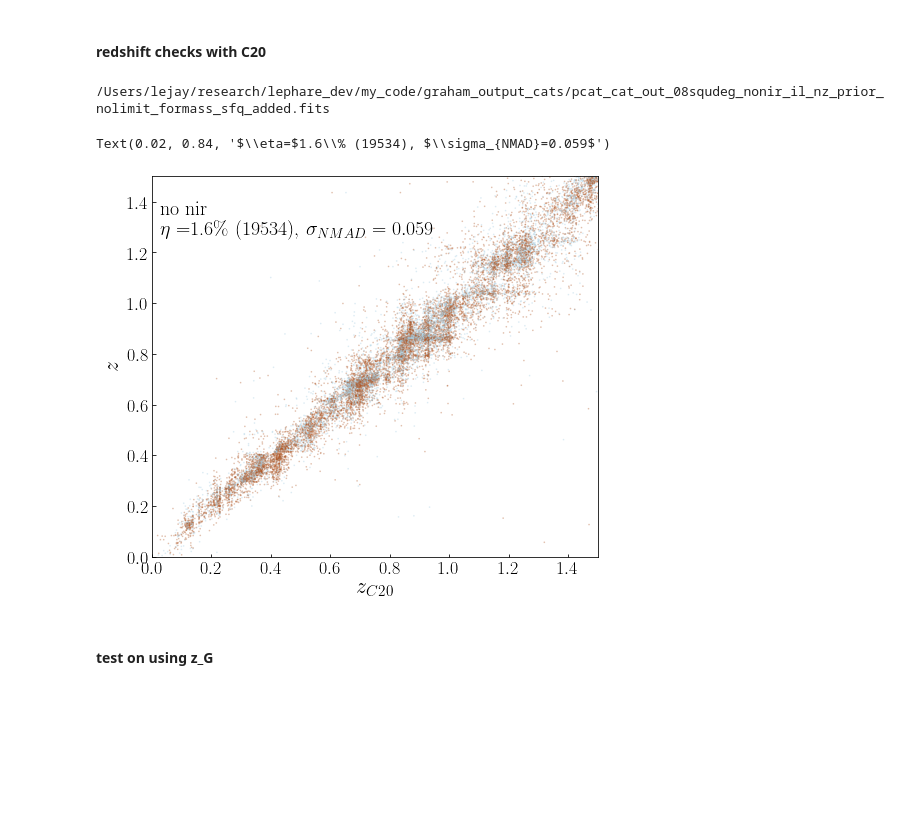
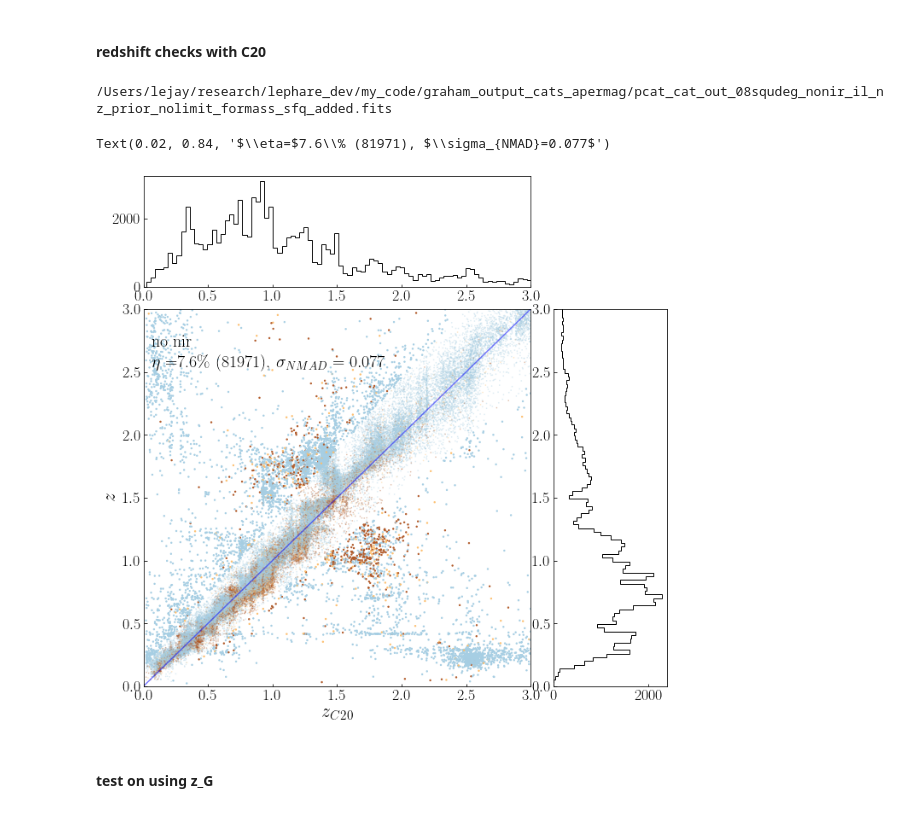
Before and after one commit to LejayChen/massive_gals, a Jupyter notebook: lephare_pcat_checks.ipynb, the cells around one changed output. Cells and saved outputs as stored; diff of their text form; code cells hidden in the pictures; blank space fills up the shorter version.

```diff
--- a/lephare_pcat_checks.ipynb
+++ b/lephare_pcat_checks.ipynb
@@ -20,7 +23,7 @@ np.set_printoptions(precision=3)
 # %%
 dev_path = '/Users/lejay/research/lephare_dev/my_code/'
 output_dir = dev_path+'output_cats/'
-graham_output_dir = dev_path + 'graham_output_cats/'
+graham_output_dir = dev_path + 'graham_output_cats_apermag/'
 # %%
 def add_photo_flag(cat_name, c20_zname='lp_zPDF', c20_massname='lp_mass_med'):
     cat_matched = Table.read(cat_name)
@@ -127,0 +143,3 @@ print(cat_output_nonir_name)
+# %%
+cat_output_nonir_name = graham_output_dir+'pcat_COSMOS_deep_cat_out_nomaglimit_nonir_il_nz_prior_formass_sfq_added.fits'
+print(cat_output_nonir_name)
@@ -236,43 +256,60 @@ cat_matched.write(combined_cat_name, overwrite=True)
 # %%
 # redshift comparison
 
 sfq = 'all'
-z_keyname = 'Z_COMBINE'
+z_keyname = 'ZPHOT_G_6B'
 
 cat_name = cat_output_nonir_name
 print(cat_name)
 cat_output_c20added = Table.read(cat_name.replace('_sfq_added.fits','_c20added.fits'))
-cat_output_c20added = cat_output_c20added[cat_output_c20added['lp_zPDF']>0]
+cat_output_c20added = cat_output_c20added[cat_output_c20added['lp_zPDF_farmer']>0]
+cat_output_c20added = cat_output_c20added[cat_output_c20added['i']<25]
 
 flag_photoz = cat_output_c20added['flag_photoz']==1  # internally consistent photoz within C20 catalog
 flag_optical = cat_output_c20added['flag_optical']
 flag_irac = cat_output_c20added['flag_irac']
 flag_nir = cat_output_c20added['flag_nir']
 
 # only show galaxies with good photo
-cond_filters = (flag_optical>2) & (flag_irac>=1)
+cond_filters = (flag_optical>4)
 
 # COSMOS consistent photoz objects only
 cond = flag_photoz & cond_filters
 
-fig, axs = plt.subplots(1, 1, figsize = (8, 7))
-plt.scatter(cat_output_c20added[cond]['lp_zPDF'], cat_output_c20added[cond][z_keyname],s=0.5,c=flag_irac[cond],alpha=0.3,cmap='Paired')
-plt.xlim([0,1.5])
-plt.ylim([0,1.5])
-plt.xlabel('$z_{C20}$',fontsize=22)
-plt.ylabel('$z$',fontsize=22)
+fig = plt.figure(figsize=(11,11))
+gs = gridspec.GridSpec(4, 4)
+ax_main = plt.subplot(gs[1:4, :3])
+ax_xDist = plt.subplot(gs[0, :3],sharex=ax_main)
+ax_yDist = plt.subplot(gs[1:4, 3],sharey=ax_main)
 
-# print out outlier fraction
+ax_main.scatter(cat_output_c20added[cond]['lp_zPDF_farmer'], cat_output_c20added[cond][z_keyname],s=0.5,c=flag_irac[cond],alpha=0.3,cmap='Paired')
+ax_main.set_xlim([0,3])
+ax_main.set_ylim([0,3])
+ax_main.set_xlabel('$z_{C20}$',fontsize=22)
+ax_main.set_ylabel('$z$',fontsize=22)
+
+# 1to1 line
+ax_main.plot([0,3],[0,3],color='b',alpha=0.5)
+
+bin_number = 200
+ax_xDist.hist(cat_output_c20added[cond]['lp_zPDF_farmer'],histtype='step',color='k',bins=bin_number,align='mid')
+ax_yDist.hist(cat_output_c20added[cond][z_keyname],histtype='step',color='k',bins=bin_number,orientation='horizontal',align='mid')
+
+# print out outlier fraction & plot outliers with larger points
 outlier_factor = 0.15
-num_outliers_15 = len(cat_output_c20added[cond][abs(cat_output_c20added[cond]['lp_zPDF']-cat_output_c20added[cond][z_keyname])>outlier_factor*(1+cat_output_c20added[cond]['lp_zPDF'])])
-deltaz = np.array(cat_output_c20added[cond][z_keyname]-cat_output_c20added[cond]['lp_zPDF'])
+cat_outliers = cat_output_c20added[cond][abs(cat_output_c20added[cond]['lp_zPDF_farmer']-cat_output_c20added[cond][z_keyname])>outlier_factor*(1+cat_output_c20added[cond]['lp_zPDF_farmer'])]
+flag_outliers = flag_irac[cond][abs(cat_output_c20added[cond]['lp_zPDF_farmer']-cat_output_c20added[cond][z_keyname])>outlier_factor*(1+cat_output_c20added[cond]['lp_zPDF_farmer'])]
+ax_main.scatter(cat_outliers['lp_zPDF_farmer'], cat_outliers[z_keyname],s=2,c=flag_outliers,alpha=0.9,cmap='Paired')
+
+num_outliers_15 = len(cat_outliers)
+deltaz = np.array(cat_output_c20added[cond][z_keyname]-cat_output_c20added[cond]['lp_zPDF_farmer'])
 sigma = 1.4826*np.median(abs(deltaz - np.median(deltaz)))
-plt.annotate('no nir',xy=([0.02,0.9]),xycoords='axes fraction',fontsize=20,color='k')
-plt.annotate('$\eta=$'+str(round(num_outliers_15/len(cat_output_c20added[cond])*100,1))+'\% '+'('+str(len(flag_irac[cond]))+'), $\sigma_{NMAD}='+str(round(sigma,3))+'$',xy=([0.02,0.84]),xycoords='axes fraction',fontsize=20,color='k')
+ax_main.annotate('no nir',xy=([0.02,0.9]),xycoords='axes fraction',fontsize=20,color='k')
+ax_main.annotate('$\eta=$'+str(round(num_outliers_15/len(cat_output_c20added[cond])*100,1))+'\% '+'('+str(len(flag_irac[cond]))+'), $\sigma_{NMAD}='+str(round(sigma,3))+'$',xy=([0.02,0.84]),xycoords='axes fraction',fontsize=20,color='k')
 # %% [output]
-/Users/lejay/research/lephare_dev/my_code/graham_output_cats/pcat_cat_out_08squdeg_nonir_il_nz_prior_nolimit_formass_sfq_added.fits
+/Users/lejay/research/lephare_dev/my_code/graham_output_cats_apermag/pcat_cat_out_08squdeg_nonir_il_nz_prior_nolimit_formass_sfq_added.fits
-Text(0.02, 0.84, '$\\eta=$1.6\\% (19534), $\\sigma_{NMAD}=0.059$')
+Text(0.02, 0.84, '$\\eta=$7.6\\% (81971), $\\sigma_{NMAD}=0.077$')
-[figure, old version]
+[figure, new version]
 # %% [markdown]
 #### test on using z_G
 # %%
```
Also changed, not shown: parts of 28 cells of this notebook, 5 other files.
